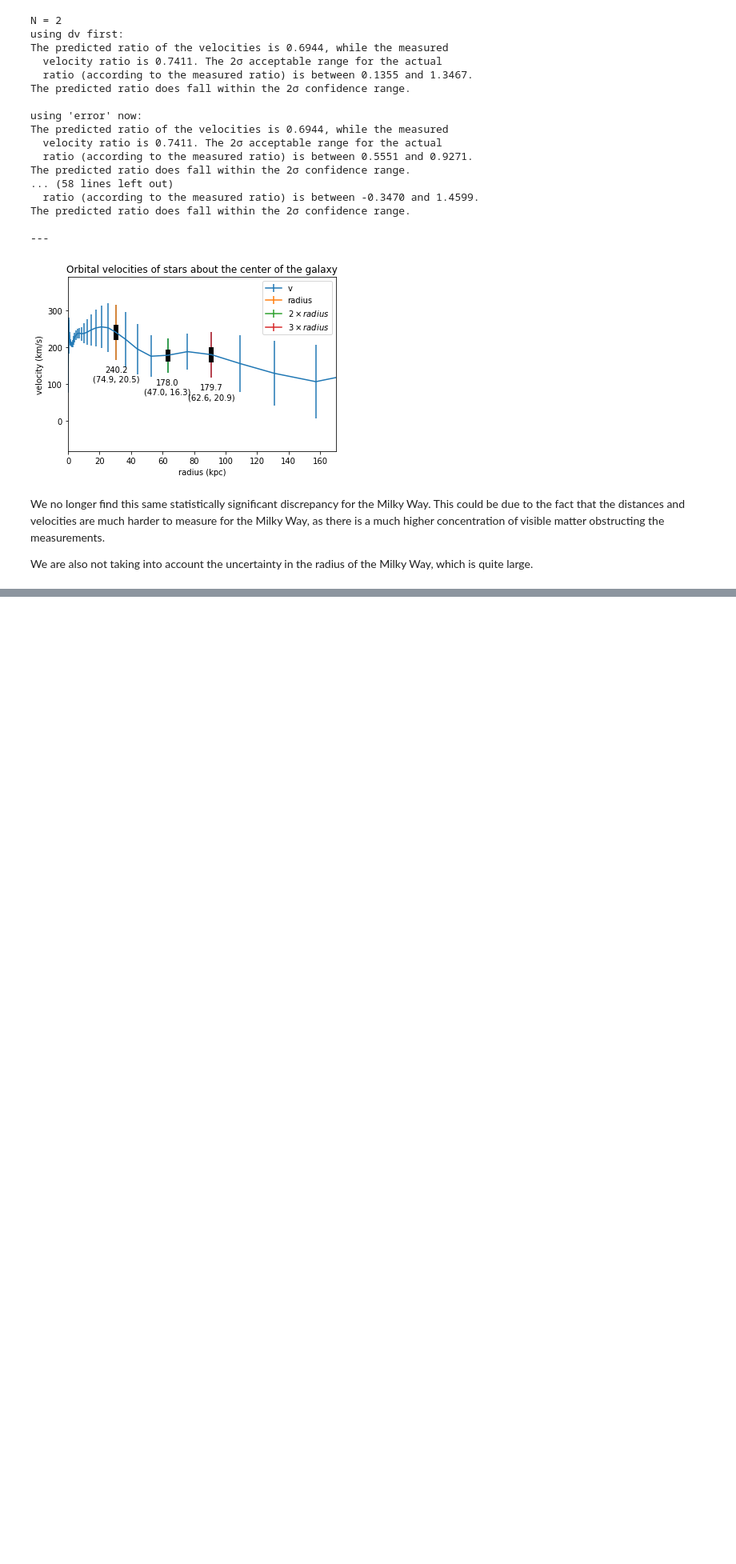
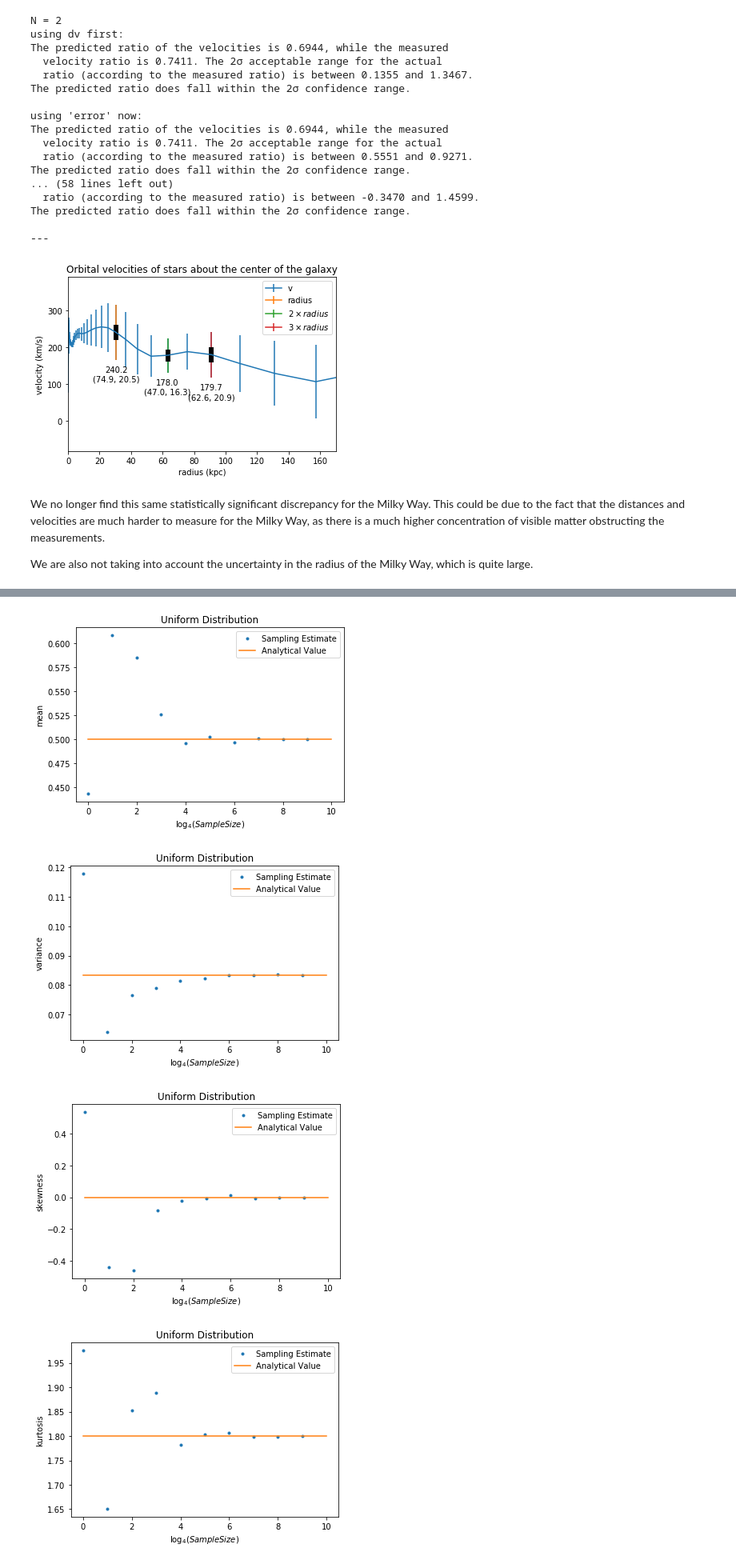
Before and after one commit to sheamusfitz/DSPS_jFitzgerald, a Jupyter notebook: HW4/HW4.ipynb, the cells around one changed output, grey strips where cells are left out. Shown at 80% size. Saved outputs shown, nothing was run; the diff lists cells and outputs as text; code cells hidden in the pictures; blank space fills up the shorter version.

```diff
--- a/HW4/HW4.ipynb
+++ b/HW4/HW4.ipynb
@@ -393,0 +410,31 @@ We are also not taking into account the uncertainty in the radius of the Milky W
+# %%
+sp.random.seed(924921)
+
+uni_rvs = np.empty(11,dtype='O')
+hn_rvs = np.empty(11,dtype='O')
+
+for n in range(1,11):
+  uni_rvs[n] = sp.stats.uniform.rvs(size=4**n)
+  hn_rvs[n] = sp.stats.halfnorm.rvs(size=4**n,scale=2)
+# %%
+uni_moments = np.zeros((5,11)) #1 is the mean, 2 is stdev, 3 is skew, 4 is kurtosis
+# yes I left the 0th row empty but I don't want it. I will get confused if I don't
+# label things this way.
+
+hn_moments = np.zeros_like(uni_moments)
+# %%
+uni_ana = [0,0.5,0.0833,0,1.8]
+
+hn_ana = [0,1.6,1.45,0.995,3.87]
+
+for n in range(1,11):
+  uni_moments[1,n] = mean(uni_rvs[n])
+  hn_moments[1,n] = mean(hn_rvs[n])
+
+  for d in range(2,5):
+    uni_moments[d,n] = np.sum((uni_rvs[n]-mean(uni_rvs[n]))**d)/len(uni_rvs[n])
+    hn_moments[d,n] = np.sum((hn_rvs[n]-mean(hn_rvs[n]))**d)/len(hn_rvs[n])
+
+  for d in range(3,5):
+    uni_moments[d,n] /= uni_moments[2,n]**(d/2)
+    hn_moments[d,n] /= hn_moments[2,n]**(d/2)
@@ -393,0 +461,15 @@ We are also not taking into account the uncertainty in the radius of the Milky W
+# %%
+yaxes = ['aaaaaaa','mean','variance','skewness','kurtosis']
+for d in range(1,5):
+  pl.plot(uni_moments[d,1:],'.')
+  pl.plot((0,10),(uni_ana[d],uni_ana[d]))
+  pl.title('Uniform Distribution')
+  pl.xlabel('$\log_4(Sample Size)$')
+  pl.ylabel(yaxes[d])
+  pl.legend(('Sampling Estimate','Analytical Value'))
+  pl.show()
+# %% [output]
+[figure, added]
+[figure, added]
+[figure, added]
+[figure, added]
```
Also changed, not shown: parts of 7 cells of this notebook.
